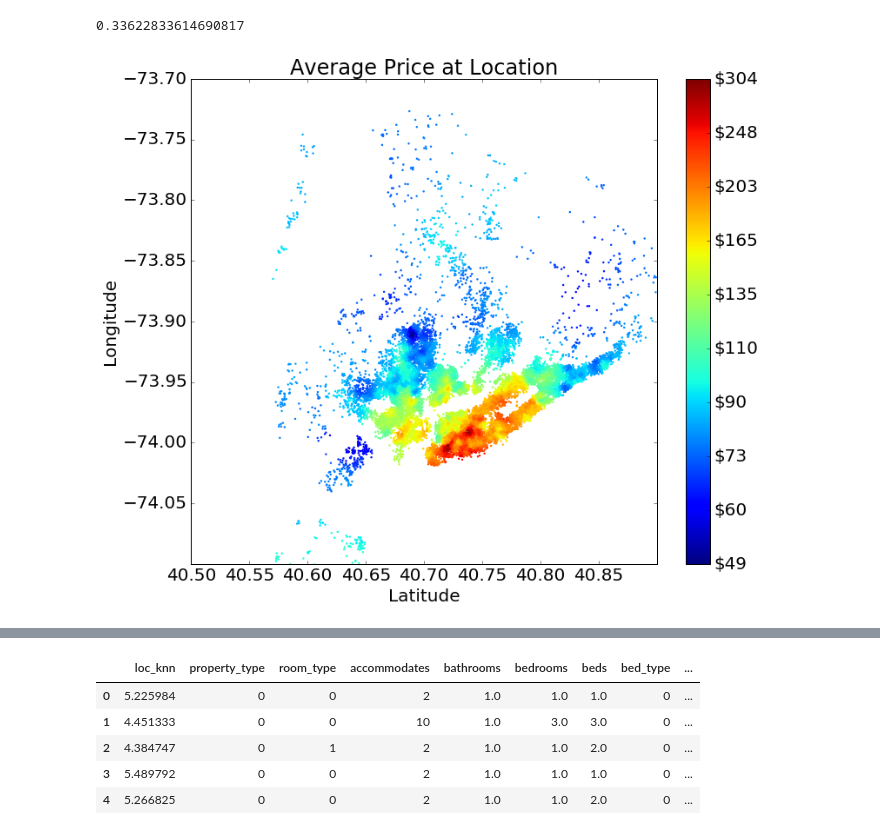
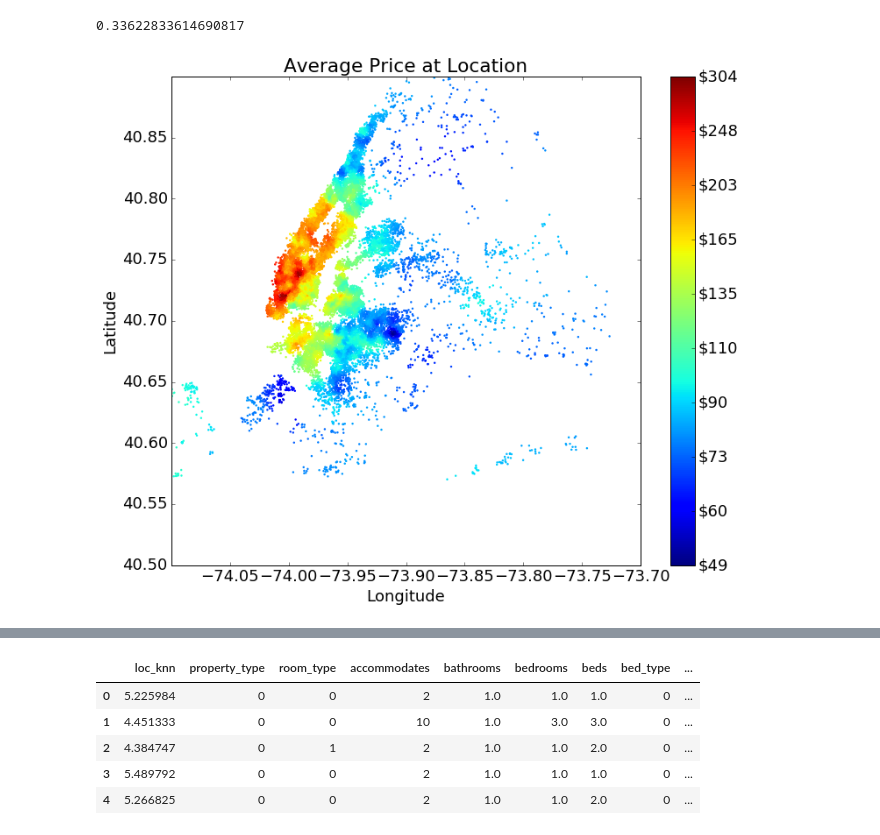
Before and after one commit to xwang146/cs109-airbnb-13, a Jupyter notebook: locationcluster.ipynb, the cells around one changed output, grey strips where cells are left out. Saved outputs shown, nothing was run; the diff lists cells and outputs as text; code cells hidden in the pictures.

```diff
--- a/locationcluster.ipynb
+++ b/locationcluster.ipynb
@@ -63,18 +63,18 @@ df.loc[:,'loc_knn'] = pd.Series(location_model.predict(x), index=df.index)
 # %%
 y = df['price']
 # %%
-matplotlib.rcParams.update({'font.size': 20})
+matplotlib.rcParams.update({'font.size': 18})
 
 plt.figure(figsize=(12, 10))
-plt.scatter(df["latitude"], df["longitude"], c=df["loc_knn"], s=6, edgecolors='none')
+plt.scatter(df["longitude"], df["latitude"], c=df["loc_knn"], s=6, edgecolors='none')
 plt.title("Average Price at Location")
-plt.xlabel("Latitude")
-plt.ylabel("Longitude")
-plt.xlim((40.5, 40.9))
-plt.ylim((-74.1, -73.7))
+plt.xlabel("Longitude")
+plt.ylabel("Latitude")
+plt.xlim((-74.1, -73.7))
+plt.ylim((40.5, 40.9))
 log_price_range = np.linspace(np.min(df["loc_knn"]), np.max(df["loc_knn"]), 10)
 cbar = plt.colorbar(ticks=log_price_range)
 price_range = np.round(np.exp(log_price_range)).astype(np.int)
 cbar.ax.set_yticklabels(["$" + str(p) for p in price_range]);
 # %% [output]
-[figure, old version]
+[figure, new version]
```
Also changed, not shown: parts of 1 cell of this notebook.
